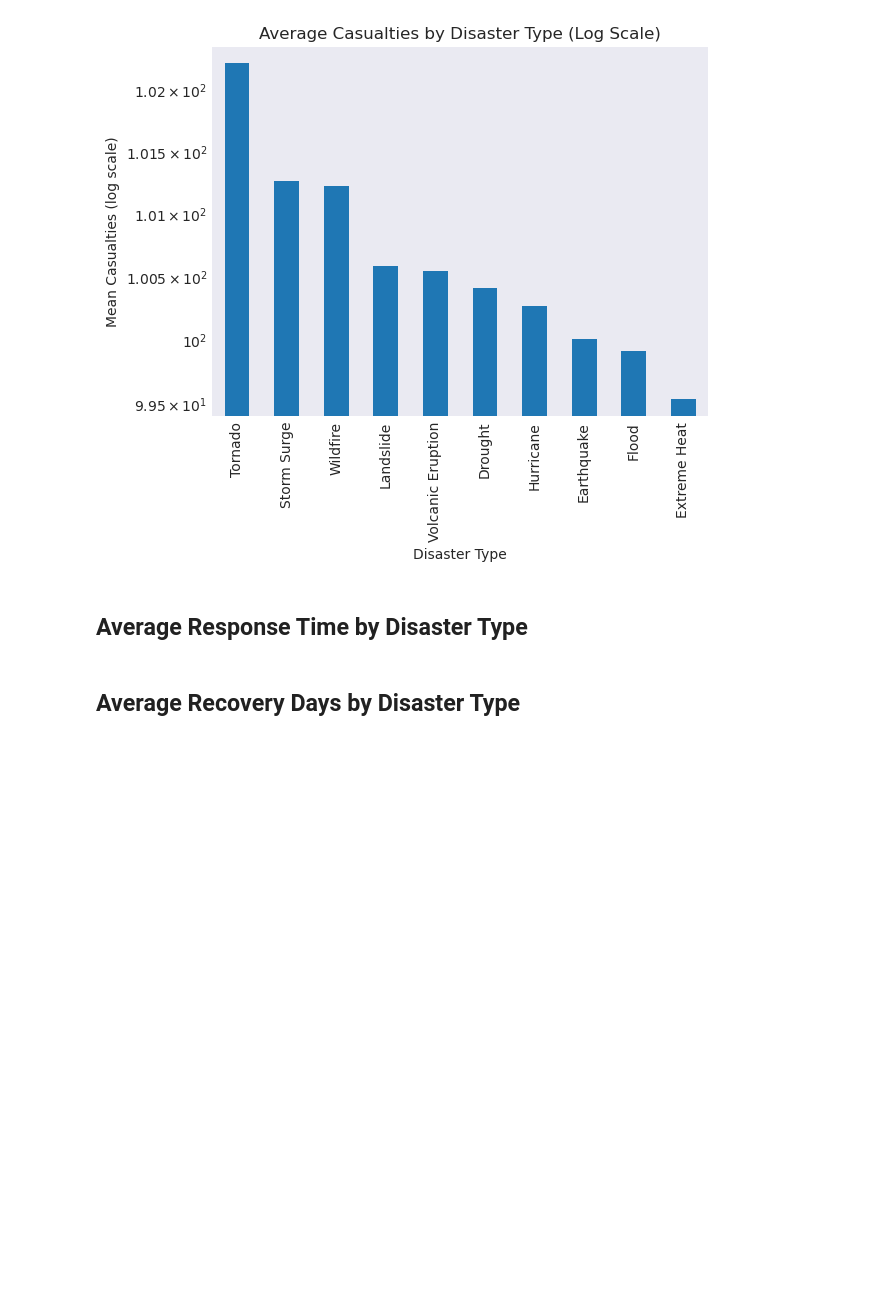
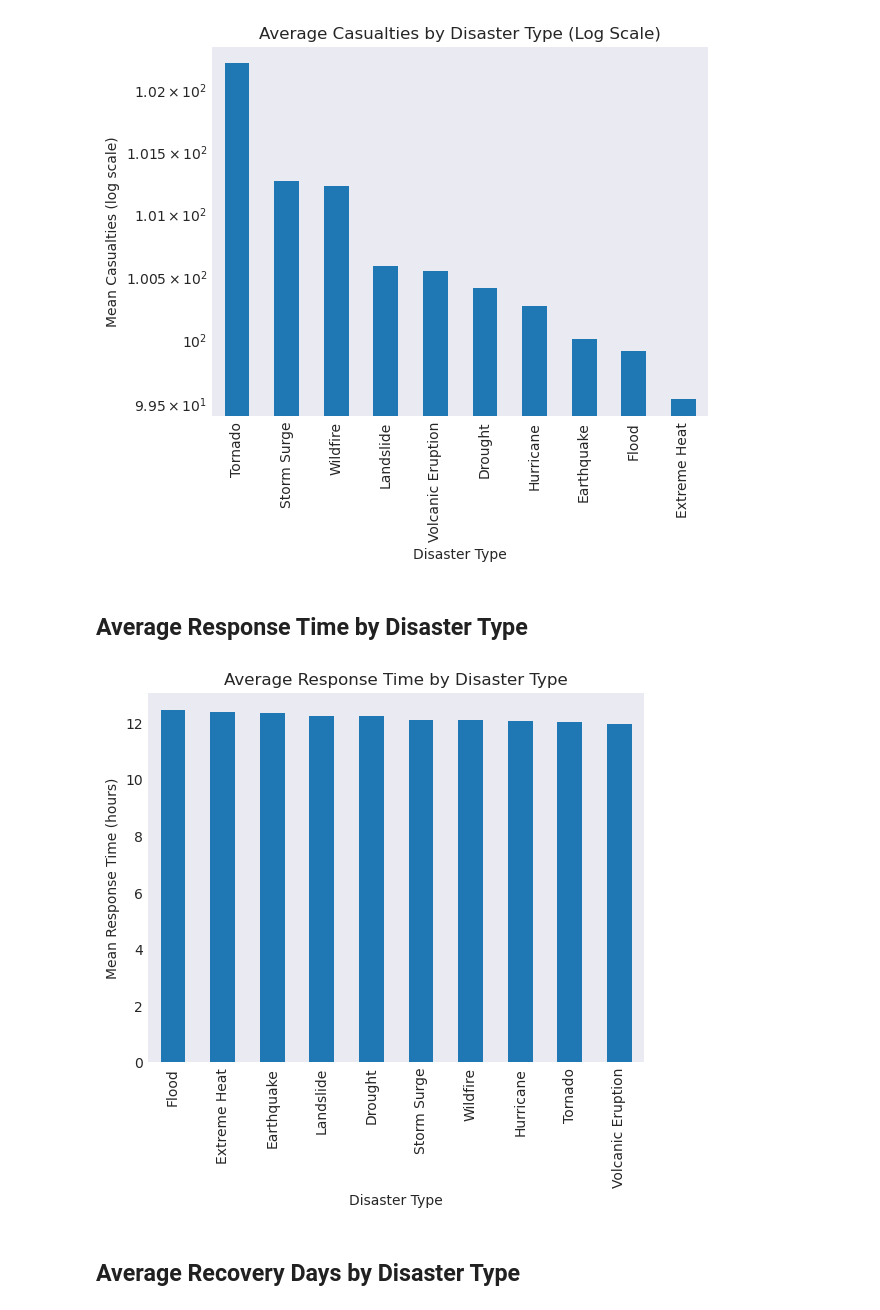
Before and after one commit to UCB-stat-159-f25/ucb-stat-159-f25-classroom-final-final, a Jupyter notebook: exploratory_data_analysis.ipynb, the cells around one changed output. Drawn from its saved outputs; the diff is of its cells as text; code cells hidden in the pictures; blank space fills up the shorter version.

Commit message:
added average response time by disaster type

```diff
--- a/exploratory_data_analysis.ipynb
+++ b/exploratory_data_analysis.ipynb
@@ -91,5 +91,19 @@ plt.show()
 [figure]
 # %% [markdown]
 ## Average Response Time by Disaster Type
+# %%
+response_time_by_type = disaster.groupby("disaster_type")["response_time_hours"].mean().sort_values(ascending=False)
+
+fig, ax = plt.subplots()
+response_time_by_type.plot(kind="bar", ax=ax)
+
+ax.set_title("Average Response Time by Disaster Type")
+ax.set_xlabel("Disaster Type")
+ax.set_ylabel("Mean Response Time (hours)")
+
+fig.savefig("figures/avg_response_time_by_disaster_type.png", dpi=100, bbox_inches="tight")
+plt.show()
+# %% [output]
+[figure, added]
 # %% [markdown]
 ## Average Recovery Days by Disaster Type
```
Also changed, not shown: 1 other file.
